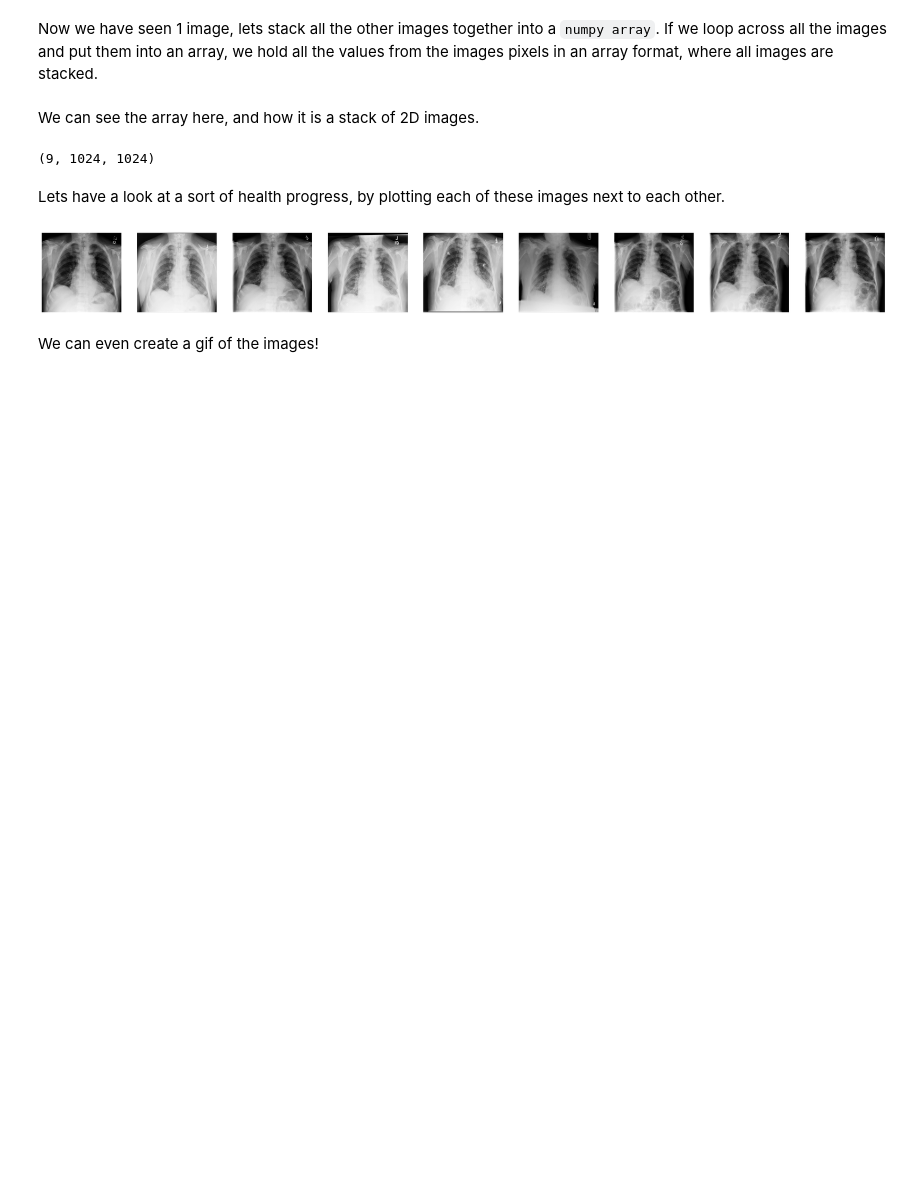
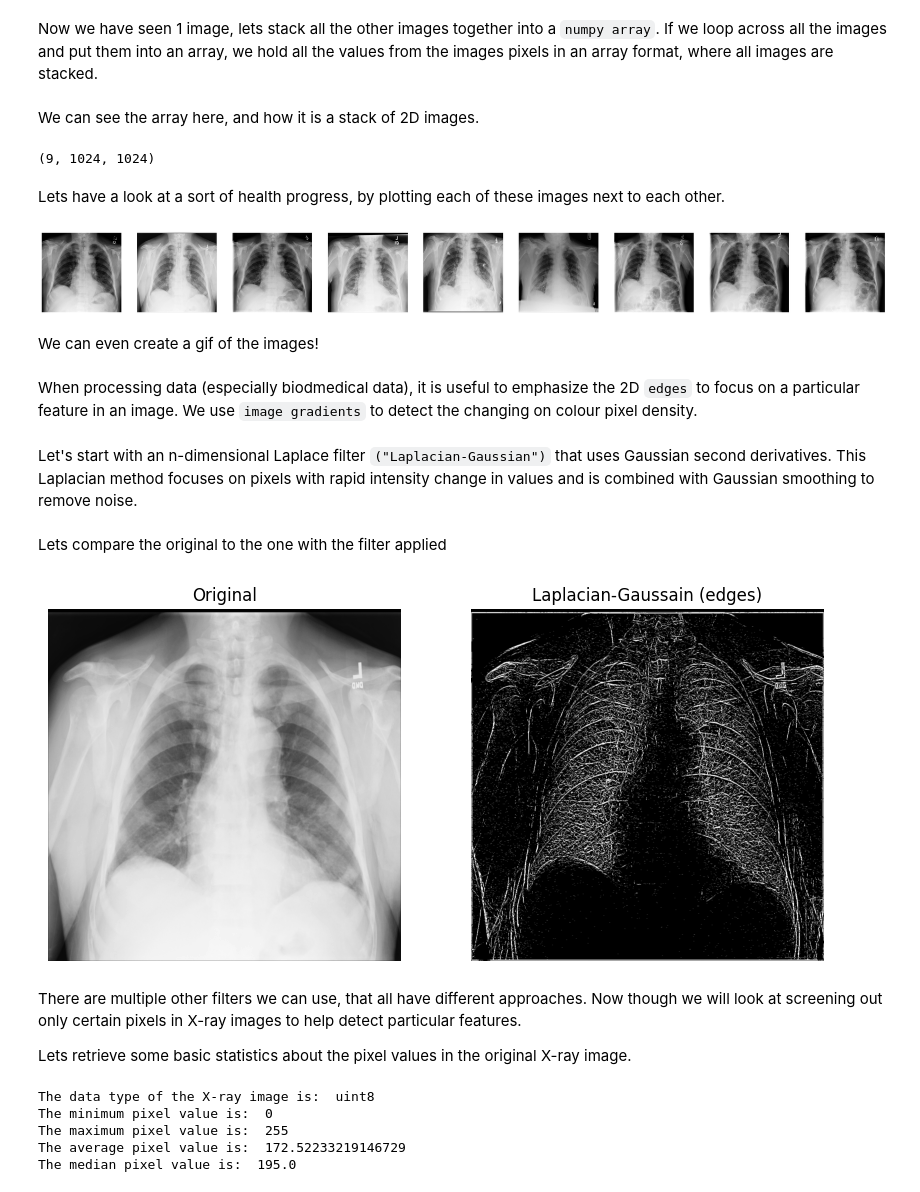
Before and after one commit to jamesdidathing/image_processing, a Jupyter notebook: analysis.ipynb, the cells around one changed output. Cells and saved outputs as stored; diff of their text form; code cells hidden in the pictures; blank space fills up the shorter version.

Commit message:
applied laplace gaussian filters

```diff
--- a/analysis.ipynb
+++ b/analysis.ipynb
@@ -50,3 +50,41 @@ We can even create a gif of the images!
 # %%
 GIF_PATH = os.path.join(DIR, "xray_image.gif")
 imageio.mimwrite(GIF_PATH, combined_xray_images_1, format= ".gif", duration=1000)
+# %% [markdown]
+When processing data (especially biodmedical data), it is useful to emphasize the 2D `edges` to focus on a particular feature in an image. We use `image gradients` to detect the changing on colour pixel density.
+# %% [markdown]
+Let's start with an n-dimensional Laplace filter `("Laplacian-Gaussian")` that uses Gaussian second derivatives. This Laplacian method focuses on pixels with rapid intensity change in values and is combined with Gaussian smoothing to remove noise.
+# %%
+from scipy import ndimage
+
+xray_image_laplace_gaussian = ndimage.gaussian_laplace(xray_image, sigma=1)
+# %% [markdown]
+Lets compare the original to the one with the filter applied
+# %%
+fig, axes = plt.subplots(nrows=1, ncols=2, figsize=(10,10))
+
+axes[0].set_title("Original")
+axes[0].imshow(xray_image, cmap="gray")
+axes[1].set_title("Laplacian-Gaussain (edges)")
+axes[1].imshow(xray_image_laplace_gaussian, cmap="gray")
+for i in axes:
+    i.axis("off")
+plt.show()
+# %% [output]
+[figure, added]
+# %% [markdown]
+There are multiple other filters we can use, that all have different approaches. Now though we will look at screening out only certain pixels in X-ray images to help detect particular features.
+
+Lets retrieve some basic statistics about the pixel values in the original X-ray image.
+# %%
+print("The data type of the X-ray image is: ", xray_image.dtype)
+print("The minimum pixel value is: ", np.min(xray_image))
+print("The maximum pixel value is: ", np.max(xray_image))
+print("The average pixel value is: ", np.mean(xray_image))
+print("The median pixel value is: ", np.median(xray_image))
+# %% [output]
+The data type of the X-ray image is:  uint8
+The minimum pixel value is:  0
+The maximum pixel value is:  255
+The average pixel value is:  172.52233219146729
+The median pixel value is:  195.0
```
Also changed, not shown: parts of 2 cells of this notebook.
